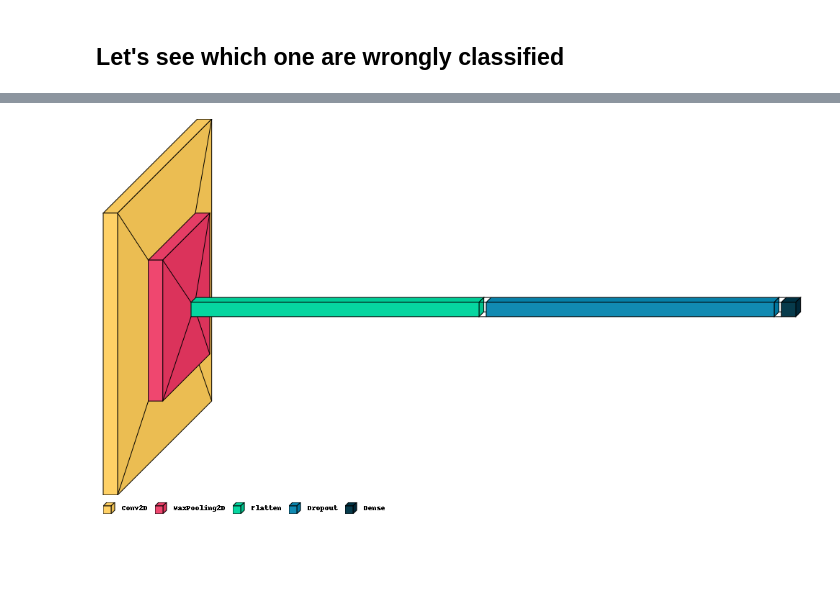
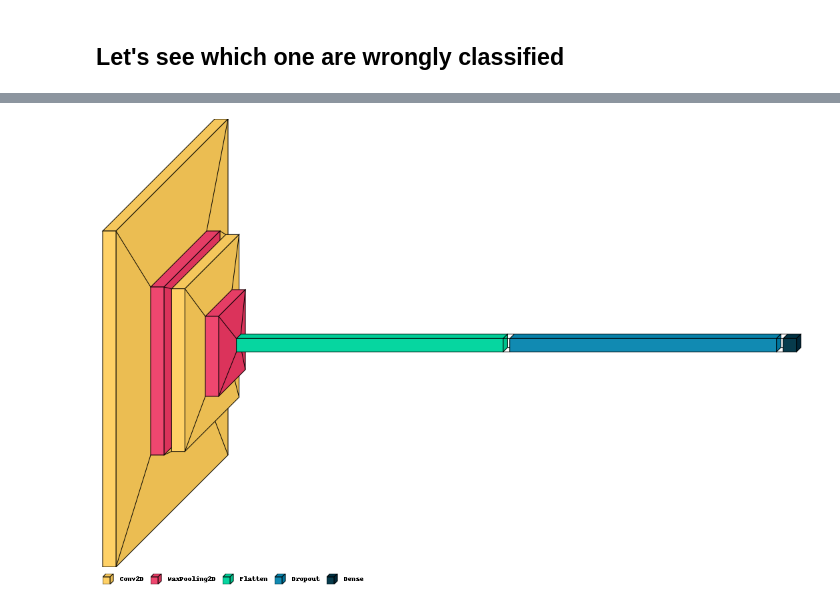
Before and after one commit to andreacutrera/comics_faces_recognizer, a Jupyter notebook: model_selection.ipynb, the cells around one changed output, grey strips where cells are left out. Saved outputs shown, nothing was run; the diff lists cells and outputs as text; code cells hidden in the pictures; blank space fills up the shorter version.

Commit message:
model_selection complete (1K imgs)d

```diff
--- a/model_selection.ipynb
+++ b/model_selection.ipynb
@@ -295,2 +256,5 @@ x_test shape: (200, 100, 100, 1)
+# %%
+# set directory where to save the experiment results
+DIR = working_directory
 # %%
 def build_model(hp):
@@ -312,7 +285,7 @@ def build_model(hp):
 # %%
 tuner = Hyperband(build_model,
                   objective='val_accuracy',
-                  max_epochs=10,
-                  factor=3,
+                  max_epochs=30,
+                  hyperband_iterations=1,
                   directory=DIR,
-                  project_name='dl_project_1')
+                  project_name='deep-learning-experiment')
@@ -370,9 +330,4 @@ model.compile(loss='categorical_crossentropy',
 # %%
-BATCH_SIZE = 128
-epochs = 10
-
-history = model.fit(x_train, y_train,
-                    batch_size=BATCH_SIZE,
-                    epochs=epochs,
-                    validation_data=[x_val, y_val])
+model = tuner.hypermodel.build(best_hps)
+history = model.fit(x_train, y_train, epochs=30, validation_data=(x_val, y_val))
 # %% [output]
@@ -412,0 +407,4 @@ plt.show()
+# %%
+val_acc_per_epoch = history.history['val_accuracy']
+best_number_of_epoch = val_acc_per_epoch.index(max(val_acc_per_epoch)) + 1
+print('Best epoch: %d' % (best_number_of_epoch,))
@@ -541,4 +563,4 @@ plt.show()
 # %%
-visualkeras.layered_view(model, legend=True, spacing=10) # write to disk - to_file='output.png'
+visualkeras.layered_view(hypermodel, legend=True, spacing=10) # write to disk - to_file='output.png'
 # %% [output]
-[figure, old version]
+[figure, new version]
```
Also changed, not shown: parts of 47 cells of this notebook.
